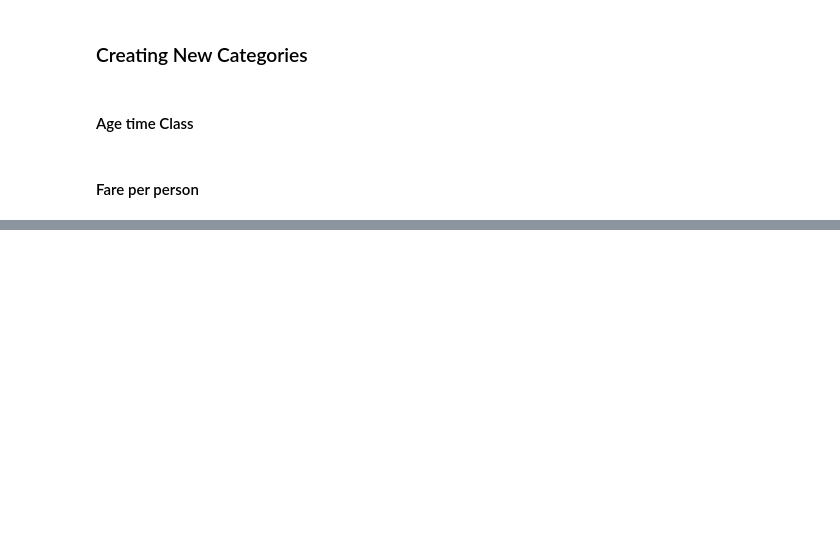
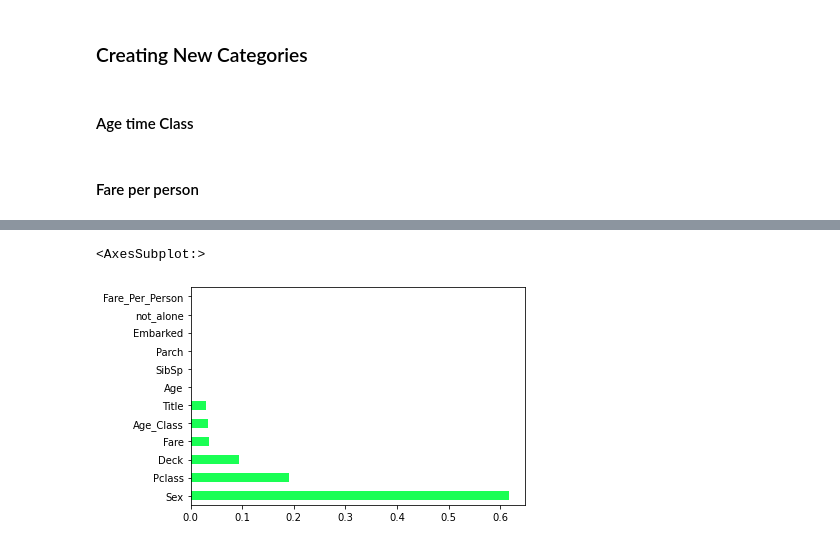
Before and after one commit to nishantnayar/Titanic, a Jupyter notebook: Titanic.ipynb, the cells around one changed output, grey strips where cells are left out. Drawn from its saved outputs; the diff is of its cells as text; code cells hidden in the pictures; blank space fills up the shorter version.

```diff
--- a/Titanic.ipynb
+++ b/Titanic.ipynb
@@ -678,0 +618,5 @@ optuna.visualization.plot_contour(study, params=['rf_max_depth','rf_n_estimators
+# %%
+CategoricalVariables=['Pclass', 'Sex',  'SibSp', 'Parch',  'Embarked',  'not_alone', 'Deck', 'Title',  ]
+
+# Calling the function
+drop = FunctionChisq(inpData=train_df, TargetVariable='Survived', CategoricalVariablesList= CategoricalVariables)
@@ -678,0 +632,6 @@ optuna.visualization.plot_contour(study, params=['rf_max_depth','rf_n_estimators
+# %%
+for predictor in drop:
+    train_df.drop([predictor], axis = 1, inplace=True)
+    print(predictor, 'is dropped from Train Df')
+    test_df.drop([predictor], axis = 1, inplace=True)
+    print(predictor, 'is dropped from Test Df')
@@ -678,0 +728,6 @@ optuna.visualization.plot_contour(study, params=['rf_max_depth','rf_n_estimators
+# %%
+clf = tree.DecisionTreeClassifier(max_depth=3,criterion='entropy')
+
+# Creating the model on Training Data
+DTree=clf.fit(X_train,y_train)
+prediction=DTree.predict(X_test)
@@ -678,0 +743,9 @@ optuna.visualization.plot_contour(study, params=['rf_max_depth','rf_n_estimators
+# %%
+# Plotting the feature importance for Top 10 most important columns
+# Fix this chart - Nishant
+%matplotlib inline
+feature_importances = pd.Series(DTree.feature_importances_, index=Predictors)
+feature_importances.sort_values(ascending=False).plot(kind='barh')
+# %% [output]
+<AxesSubplot:>
+[figure, added]
```
Also changed, not shown: parts of 103 cells of this notebook, 5 other files.
